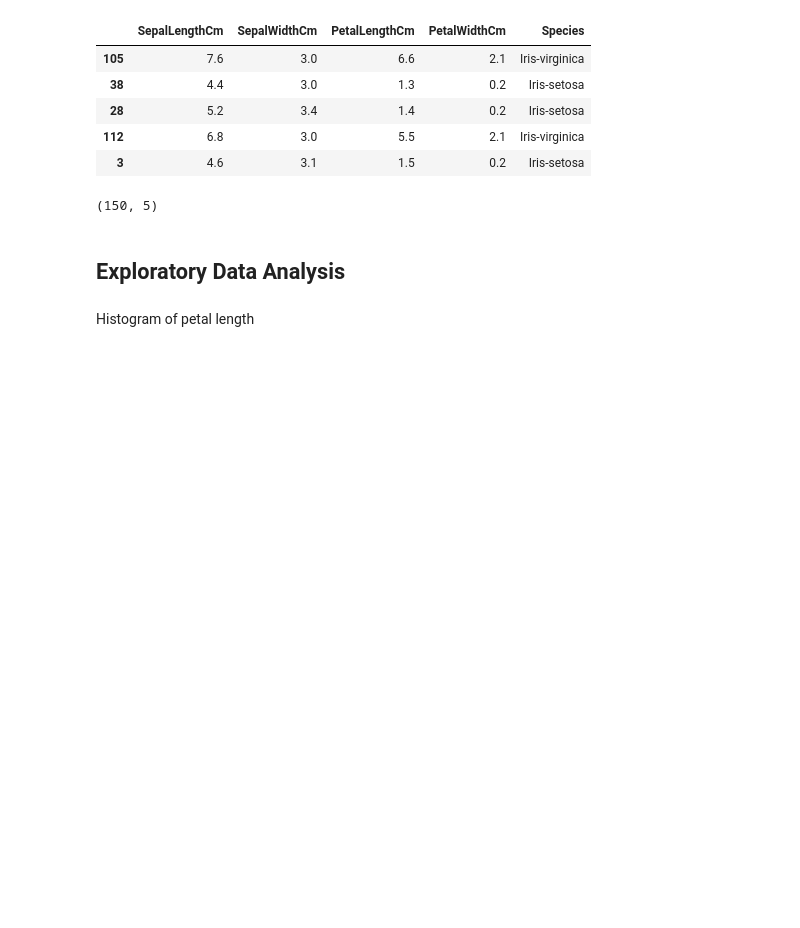
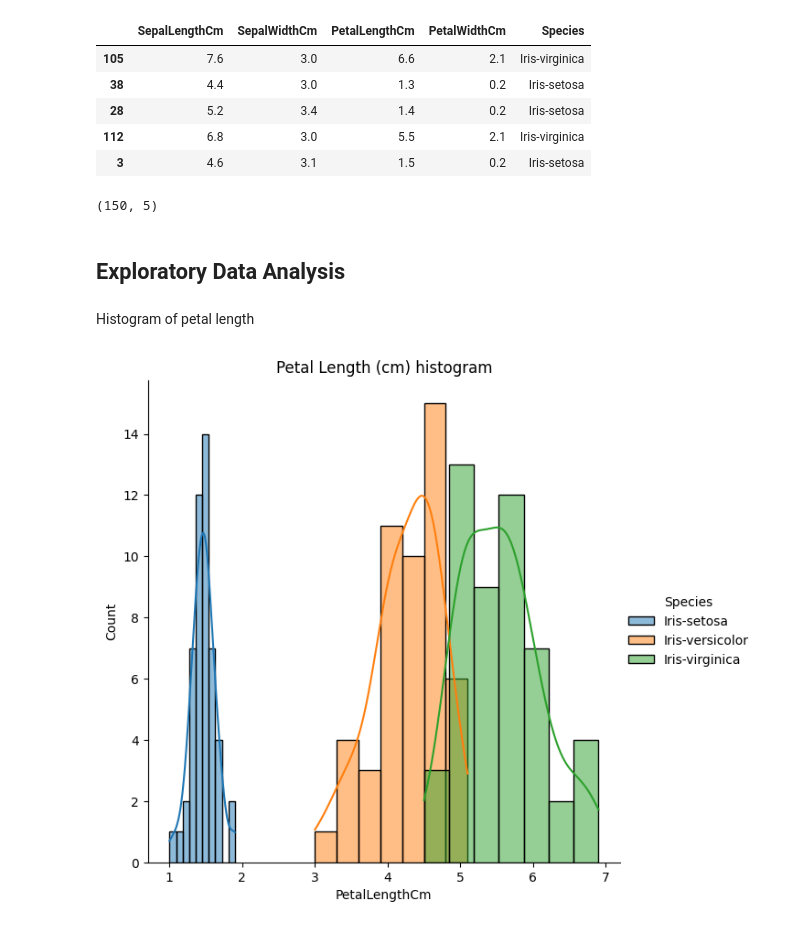
Before and after one commit to nithinbadicodes/AI-ML-Projects, a Jupyter notebook: IrisFlowerClassification.ipynb, the cells around one changed output. Drawn from its saved outputs; the diff is of its cells as text; code cells hidden in the pictures; blank space fills up the shorter version.

Commit message:
Updated colab. Created one dimensional plots for each column.

```diff
--- a/IrisFlowerClassification.ipynb
+++ b/IrisFlowerClassification.ipynb
@@ -28,3 +28,14 @@ df.shape
 ## Exploratory Data Analysis
 # %% [markdown]
 Histogram of petal length
+# %%
+import matplotlib.pyplot as plt
+import seaborn as sns
+
+sns.FacetGrid(df, hue="Species",height=6,aspect=1) \
+  .map(sns.histplot,"PetalLengthCm",kde=True) \
+  .add_legend()
+plt.title('Petal Length (cm) histogram')
+plt.show()
+# %% [output]
+[figure, added]
```
Also changed, not shown: parts of 5 cells of this notebook.
